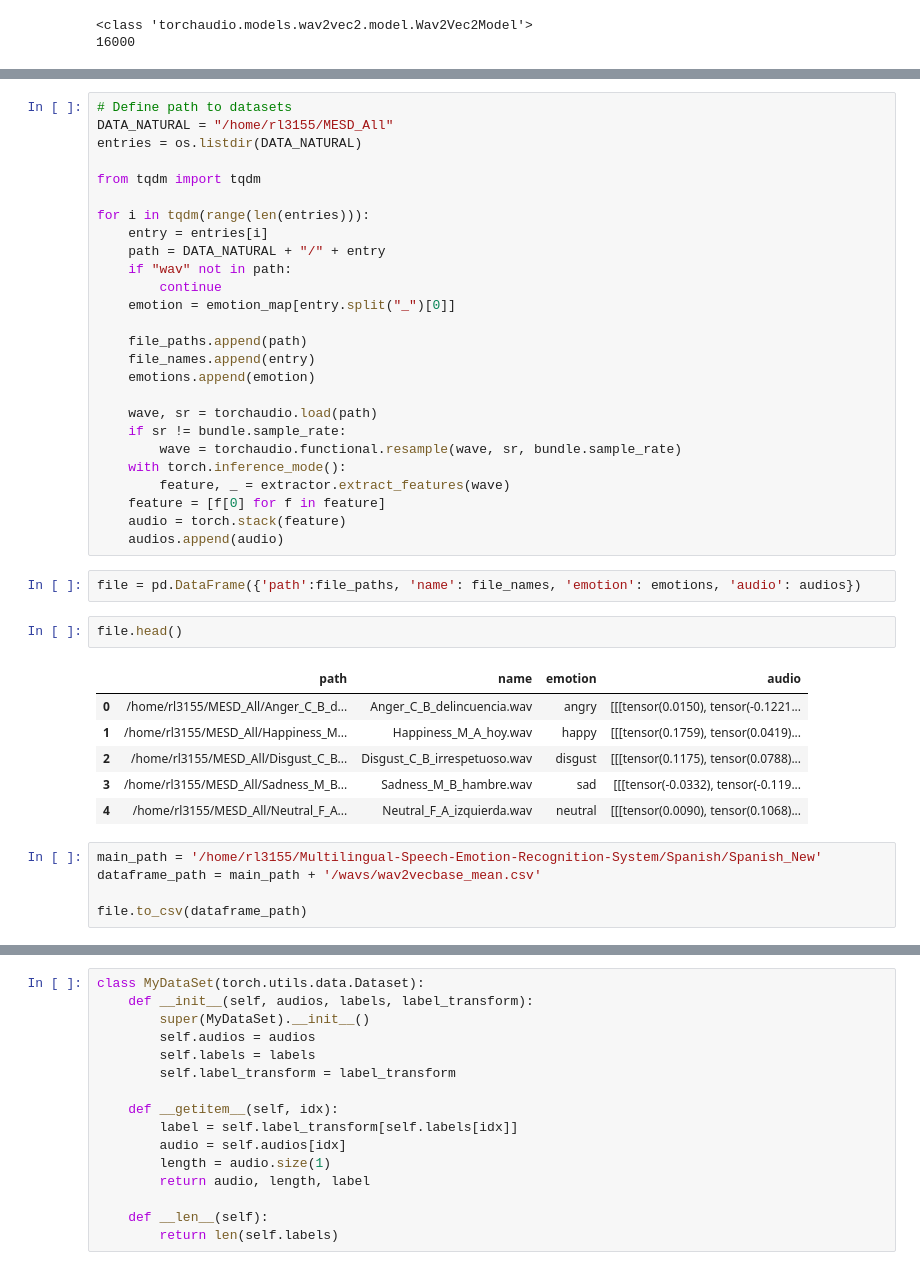
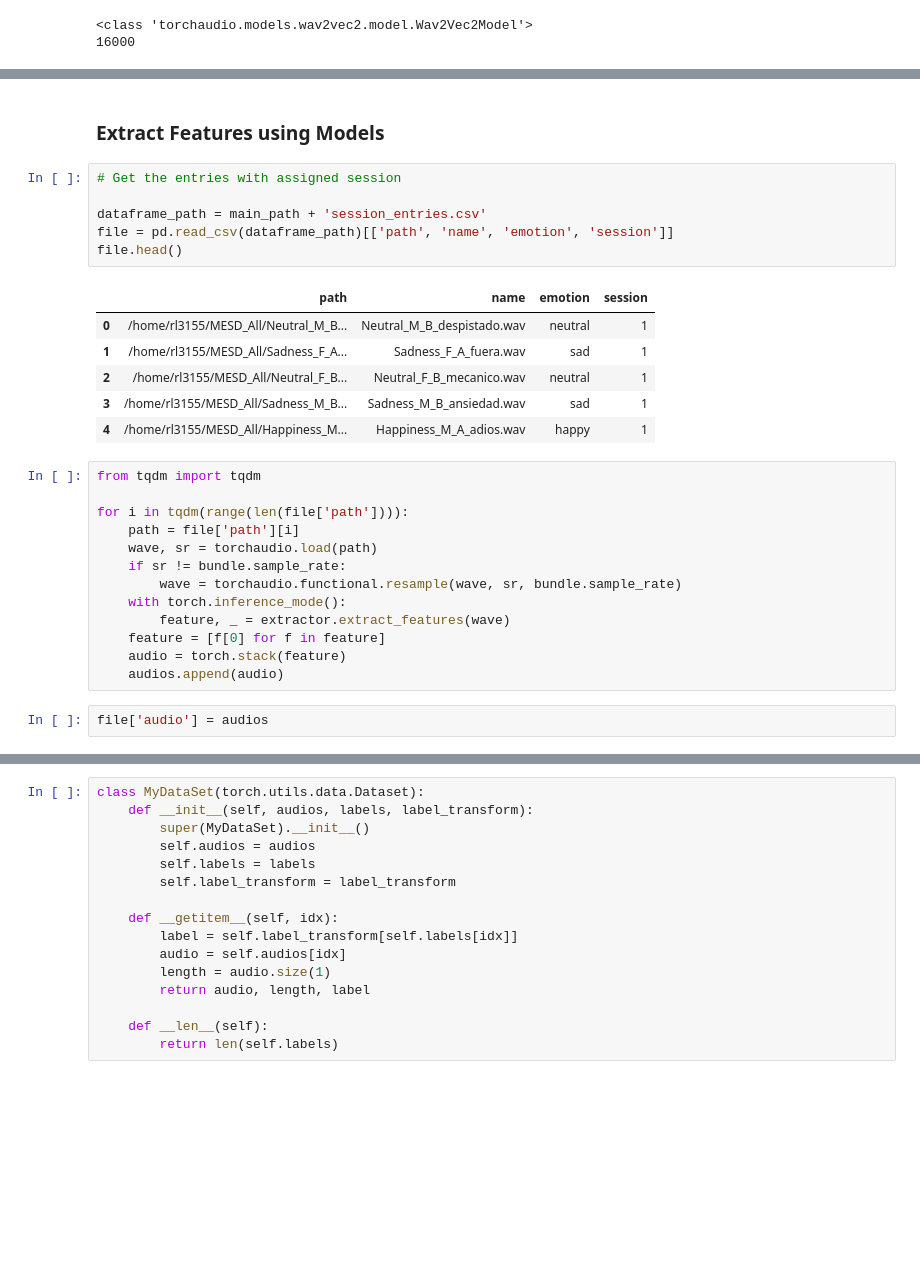
Before and after one commit to zhangjxCS/Multilingual-Speech-Emotion-Recognition-System, a Jupyter notebook: Spanish/Spanish_New/newSpanish.ipynb, the cells around one changed output, grey strips where cells are left out. Drawn from its saved outputs; the diff is of its cells as text; blank space fills up the shorter version.

Commit message:
- Modify file for 5 holdout test = wav2vecbase - Save model and record weights for each layer

```diff
--- a/Spanish/Spanish_New/newSpanish.ipynb
+++ b/Spanish/Spanish_New/newSpanish.ipynb
@@ -33,21 +66,23 @@ print(bundle.sample_rate)
+# %% [markdown]
+### Extract Features using Models
+# %%
+# Get the entries with assigned session
+
+dataframe_path = main_path + 'session_entries.csv'
+file = pd.read_csv(dataframe_path)[['path', 'name', 'emotion', 'session']]
+file.head()
+# %% [output]
+|  | path | name | emotion | session |
+| 0 | /home/rl3155/MESD_All/Neutral_M_B... | Neutral_M_B_despistado.wav | neutral | 1 |
+| 1 | /home/rl3155/MESD_All/Sadness_F_A... | Sadness_F_A_fuera.wav | sad | 1 |
+| 2 | /home/rl3155/MESD_All/Neutral_F_B... | Neutral_F_B_mecanico.wav | neutral | 1 |
+| 3 | /home/rl3155/MESD_All/Sadness_M_B... | Sadness_M_B_ansiedad.wav | sad | 1 |
+| 4 | /home/rl3155/MESD_All/Happiness_M... | Happiness_M_A_adios.wav | happy | 1 |
 # %%
-# Define path to datasets
-DATA_NATURAL = "/home/rl3155/MESD_All"
-entries = os.listdir(DATA_NATURAL)
-
 from tqdm import tqdm
 
-for i in tqdm(range(len(entries))):
-    entry = entries[i]
-    path = DATA_NATURAL + "/" + entry
-    if "wav" not in path:
-        continue
-    emotion = emotion_map[entry.split("_")[0]]
-
-    file_paths.append(path)
-    file_names.append(entry)
-    emotions.append(emotion)
-
+for i in tqdm(range(len(file['path']))):
+    path = file['path'][i]
     wave, sr = torchaudio.load(path)
     if sr != bundle.sample_rate:
         wave = torchaudio.functional.resample(wave, sr, bundle.sample_rate)
@@ -56,20 +91,6 @@ for i in tqdm(range(len(entries))):
     feature = [f[0] for f in feature]
     audio = torch.stack(feature)
     audios.append(audio)
-# %%
-file = pd.DataFrame({'path':file_paths, 'name': file_names, 'emotion': emotions, 'audio': audios})
-# %%
-file.head()
-# %% [output]
-|  | path | name | emotion | audio |
-| 0 | /home/rl3155/MESD_All/Anger_C_B_d... | Anger_C_B_delincuencia.wav | angry | [[[tensor(0.0150), tensor(-0.1221... |
-| 1 | /home/rl3155/MESD_All/Happiness_M... | Happiness_M_A_hoy.wav | happy | [[[tensor(0.1759), tensor(0.0419)... |
-| 2 | /home/rl3155/MESD_All/Disgust_C_B... | Disgust_C_B_irrespetuoso.wav | disgust | [[[tensor(0.1175), tensor(0.0788)... |
-| 3 | /home/rl3155/MESD_All/Sadness_M_B... | Sadness_M_B_hambre.wav | sad | [[[tensor(-0.0332), tensor(-0.119... |
-| 4 | /home/rl3155/MESD_All/Neutral_F_A... | Neutral_F_A_izquierda.wav | neutral | [[[tensor(0.0090), tensor(0.1068)... |
-# %%
-main_path = '/home/rl3155/Multilingual-Speech-Emotion-Recognition-System/Spanish/Spanish_New'
-dataframe_path = main_path + '/wavs/wav2vecbase_mean.csv'
-
-file.to_csv(dataframe_path)
+# %%
+file['audio'] = audios
 # %%
```
Also changed, not shown: parts of 16 cells of this notebook, 2 other files.
